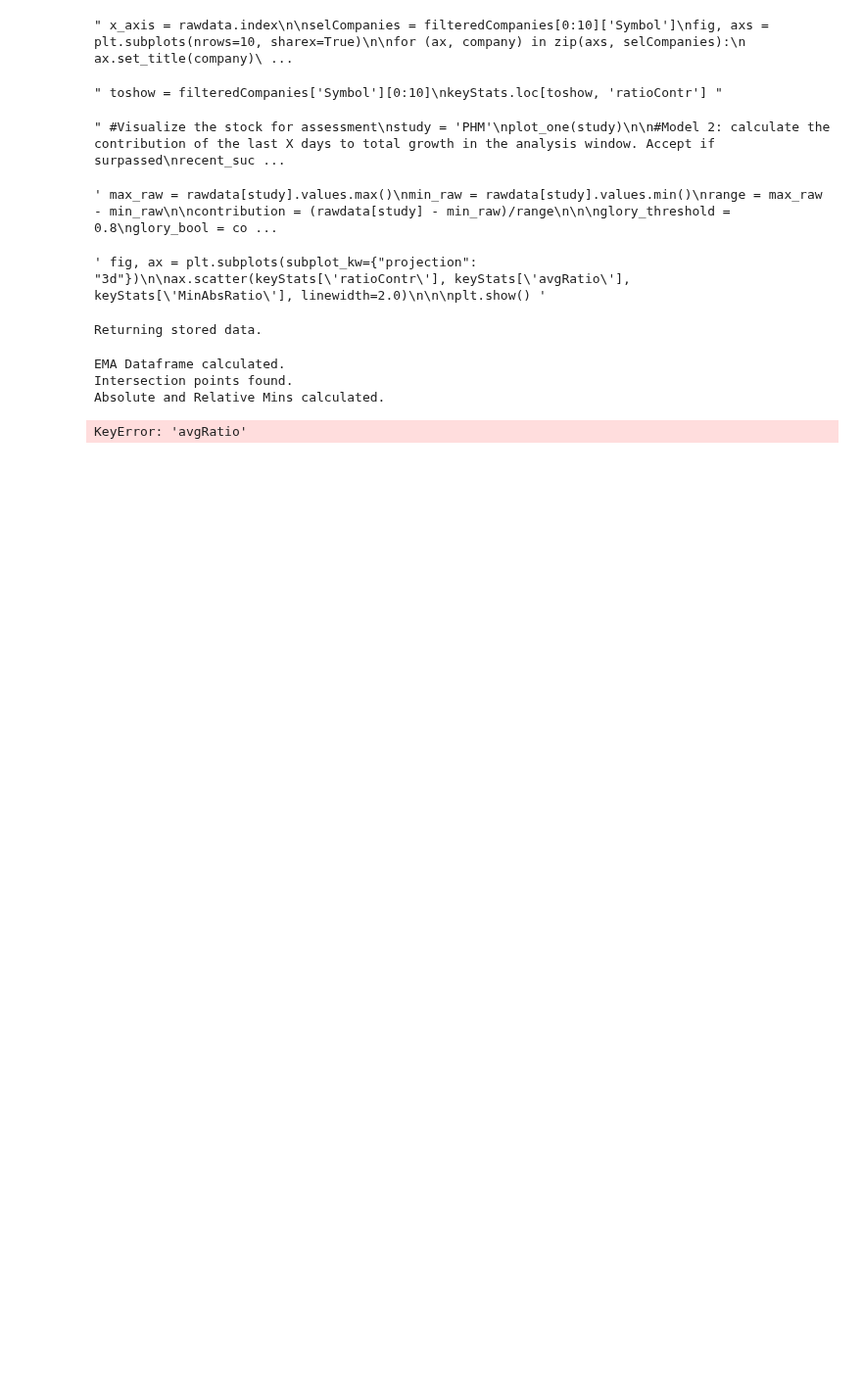
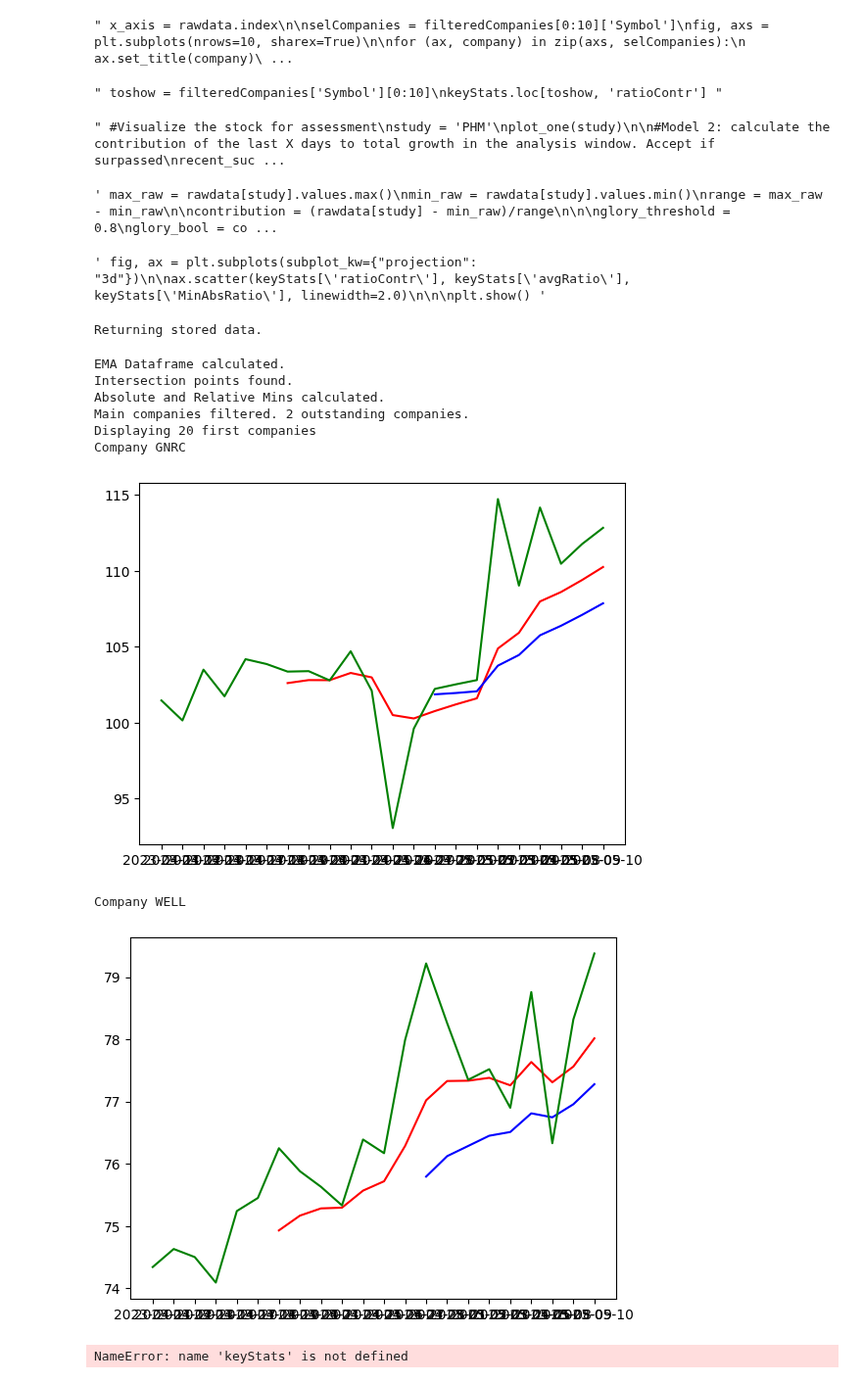
Before and after one commit to pablomleal/TA_Lib, a Jupyter notebook: index.ipynb, the cells around one changed output. Shown at 98% size. Drawn from its saved outputs; the diff is of its cells as text; code cells hidden in the pictures; blank space fills up the shorter version.

Commit message:
Added dict logic for filters, implemented LatestGrowthField, merged app functions

```diff
--- a/index.ipynb
+++ b/index.ipynb
@@ -43,9 +43,9 @@ def init(fromCSV = False, numberOfStocks = 10, daysSince=14, typeDate='Close'):
     return (yf.download(tickers_string, start=ts_origin, end=ts_today)[typeDate])
 
 
-""" rawdata = init(fromCSV=True, numberOfStocks=5000, daysSince=30)
+rawdata = init(fromCSV=True, numberOfStocks=5000, daysSince=30)
 rawdata.to_csv('./rawdata.csv')
-companies = rawdata.columns.values """
+companies = rawdata.columns.values
 
 
 def real2double(real_data):
@@ -52,0 +55,6 @@ def real2double(real_data):
+# %%
+""" test_last = rawdata.pct_change()[-2:].min()
+keyStats=pd.DataFrame()
+
+keyStats['latestGrowth'] = rawdata.pct_change()[-2:].min()
+keyStats[keyStats['latestGrowth'] > 0.01] """
@@ -328,11 +314,51 @@ def run_application():
+# %%
+"""
+FILTERSET SAMPLE
+Use 0 or omit for Neutral
+
+filterSet = dict({
+    "aboveAvgRatio":1,
+    "aboveMinAbs":1,
+    "minPositivePeriod":4,
+    "ratioContr":1,
+    "latestGrowth":0.8
+    })
+
+timeframes dict({
+    daysSince,
+    qema_period,
+    sema_period
+    })
+"""
+
+filterSet = dict({
+    "aboveAvgRatio":1,
+    #"aboveMinAbs":1,
+    #"minPositivePeriod":4,
+    #"ratioContr":1,
+    "latestGrowth":0.8
+     })
+
+
+
+
+def run_application():
+    #(fromCSV, numberOfStocks, timeframes:{daysSince, qema_period, sema_period}, filters: {aboveAvgRatio, aboveMinAbs, aboveRatioContr})
+    (rawdata, EMA_df, keyStats)= retrieveData()
+    showData(rawdata, EMA_df, keyStats, filterSet)
+
+
+run_application()
+# %% [output]
+Returning stored data.
+EMA Dataframe calculated.
+Intersection points found.
+Absolute and Relative Mins calculated.
+Main companies filtered. 2 outstanding companies.
+Displaying 20 first companies
+Company GNRC
+[figure, added]
+Company WELL
+[figure, added]
 # %%
-(rawdata, EMA_df, keyStats)= retrieveData()
+#(rawdata, EMA_df, keyStats)= retrieveData()
-# %% [output]
-Returning stored data.
-EMA Dataframe calculated.
-Intersection points found.
-Absolute and Relative Mins calculated.
-# %%
-showData(rawdata, EMA_df, keyStats)
-# %% [output]
-KeyError: 'avgRatio'
@@ -339,2 +389,4 @@ KeyError: 'avgRatio'
 # %%
 keyStats.sort_values(by='avgRatio', ascending=False, inplace=True)
+# %% [output]
+NameError: name 'keyStats' is not defined
```
Also changed, not shown: parts of 7 cells of this notebook, 1 other file.
